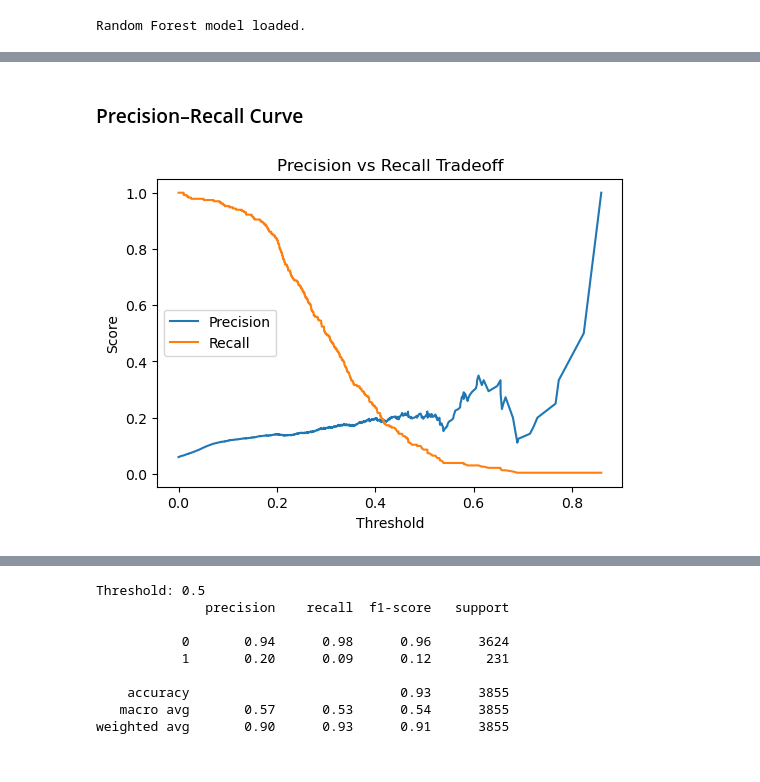
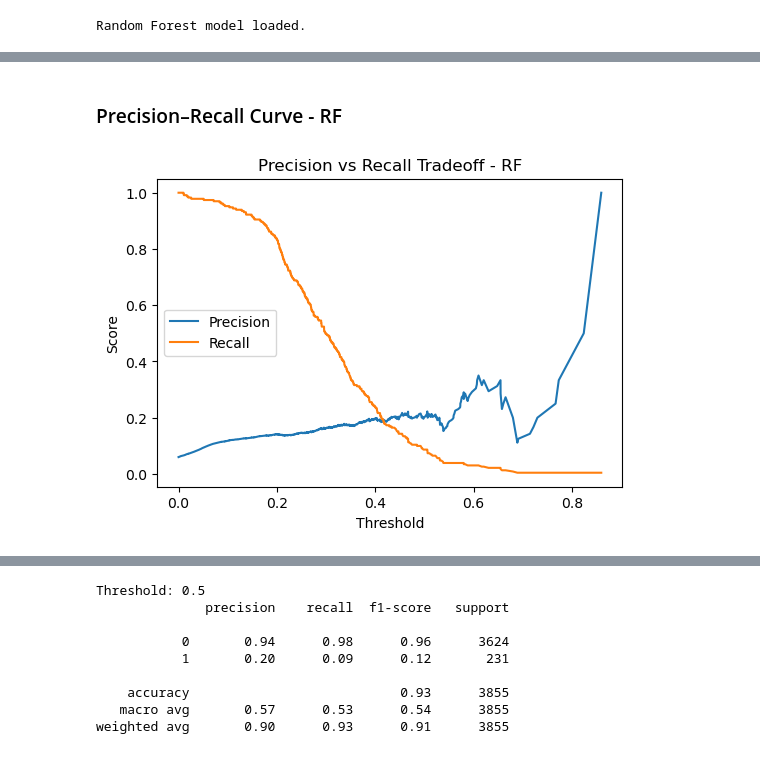
Before and after one commit to AmalSatheesan/Vehicle_Insurance_Claim_Fraud_Detection, a Jupyter notebook: notebooks/05_model_evaluation.ipynb, the cells around one changed output, grey strips where cells are left out. Cells and saved outputs as stored; diff of their text form; code cells hidden in the pictures.

```diff
--- a/notebooks/05_model_evaluation.ipynb
+++ b/notebooks/05_model_evaluation.ipynb
@@ -61,20 +98,20 @@ plt.show()
 # %% [markdown]
-### Precision–Recall Curve
+### Precision–Recall Curve - RF
 # %%
 from sklearn.metrics import precision_recall_curve
 
 precision, recall, thresholds_pr = precision_recall_curve(
     y_test,
     y_prob
 )
 
 plt.figure(figsize=(6,4))
 plt.plot(thresholds_pr, precision[:-1], label="Precision")
 plt.plot(thresholds_pr, recall[:-1], label="Recall")
 plt.xlabel("Threshold")
 plt.ylabel("Score")
-plt.title("Precision vs Recall Tradeoff")
+plt.title("Precision vs Recall Tradeoff - RF")
 plt.legend()
 plt.show()
 # %% [output]
-[figure, old version]
+[figure, new version]
```
Also changed, not shown: parts of 23 cells of this notebook, 4 other files.
